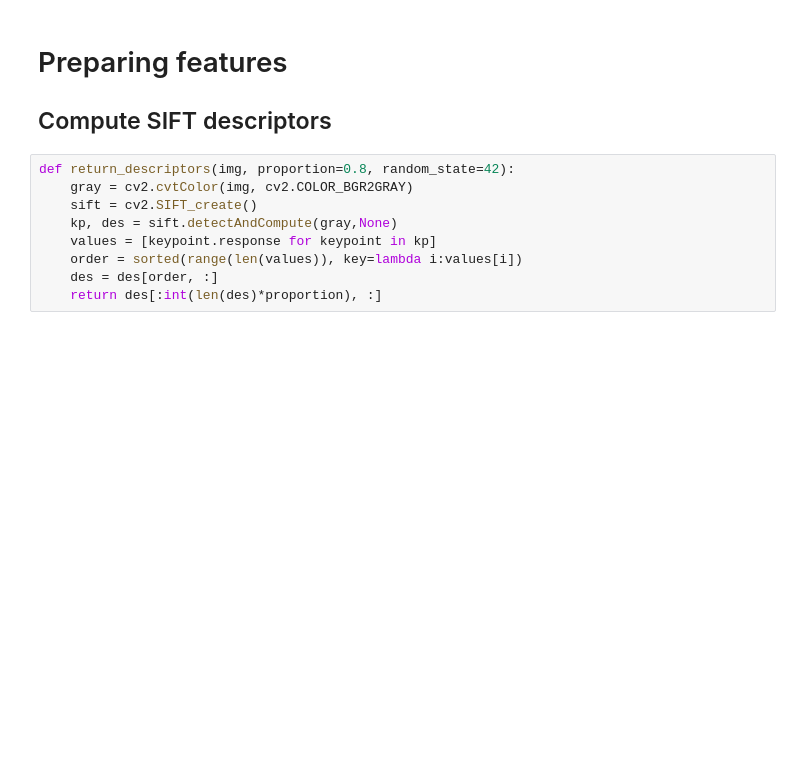
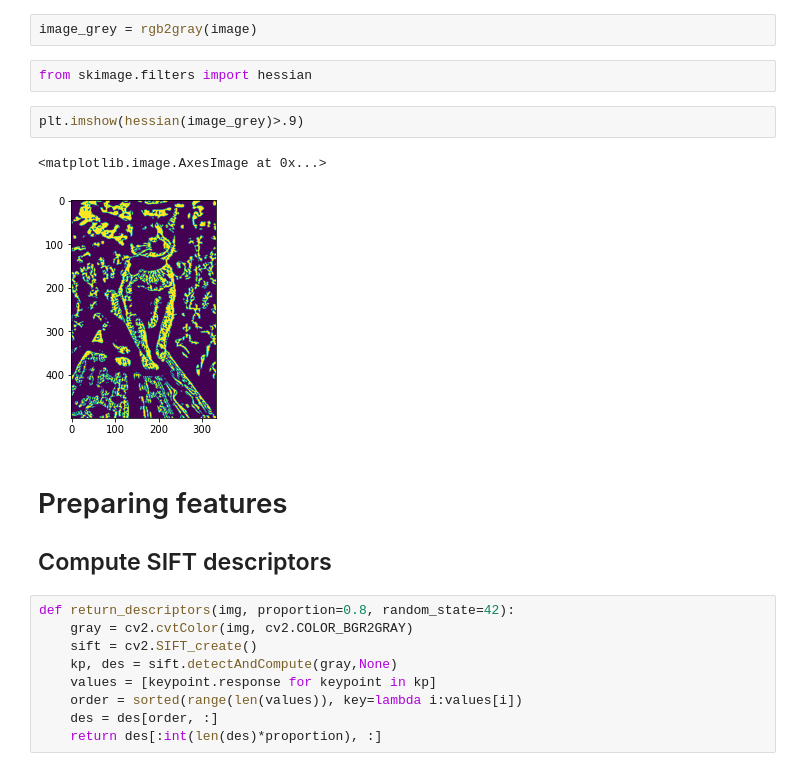
Before and after one commit to maximecharpentierdata/vic-project, a Jupyter notebook: notebooks/classification_explo.ipynb, the cells around one changed output. Drawn from its saved outputs; the diff is of its cells as text; blank space fills up the shorter version.

```diff
--- a/notebooks/classification_explo.ipynb
+++ b/notebooks/classification_explo.ipynb
@@ -8,3 +58,12 @@ import pandas as pd
+# %%
+image_grey = rgb2gray(image)
+# %%
+from skimage.filters import hessian
+# %%
+plt.imshow(hessian(image_grey)>.9)
+# %% [output]
+<matplotlib.image.AxesImage at 0x...>
+[figure, added]
 # %% [markdown]
 # Preparing features
 ## Compute SIFT descriptors
```
Also changed, not shown: parts of 23 cells of this notebook, 9 other files.
